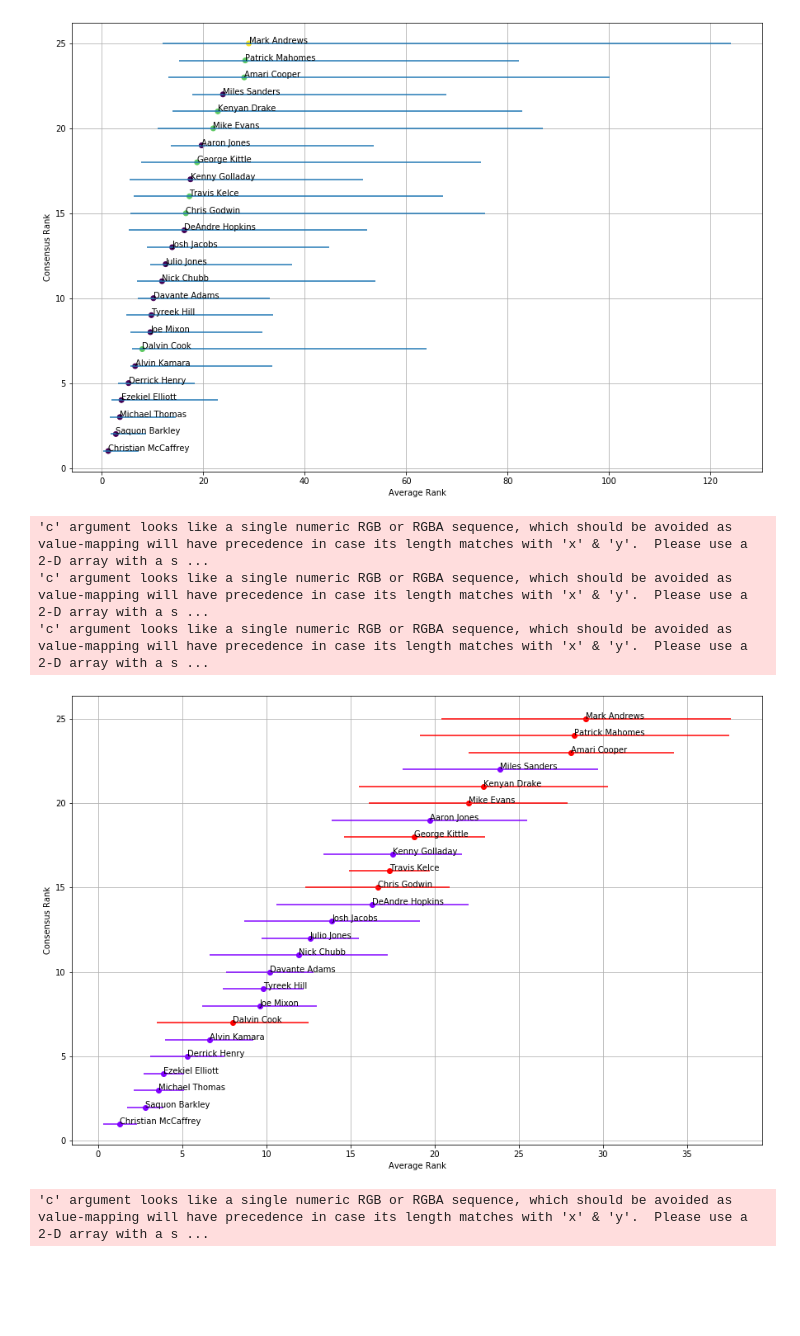
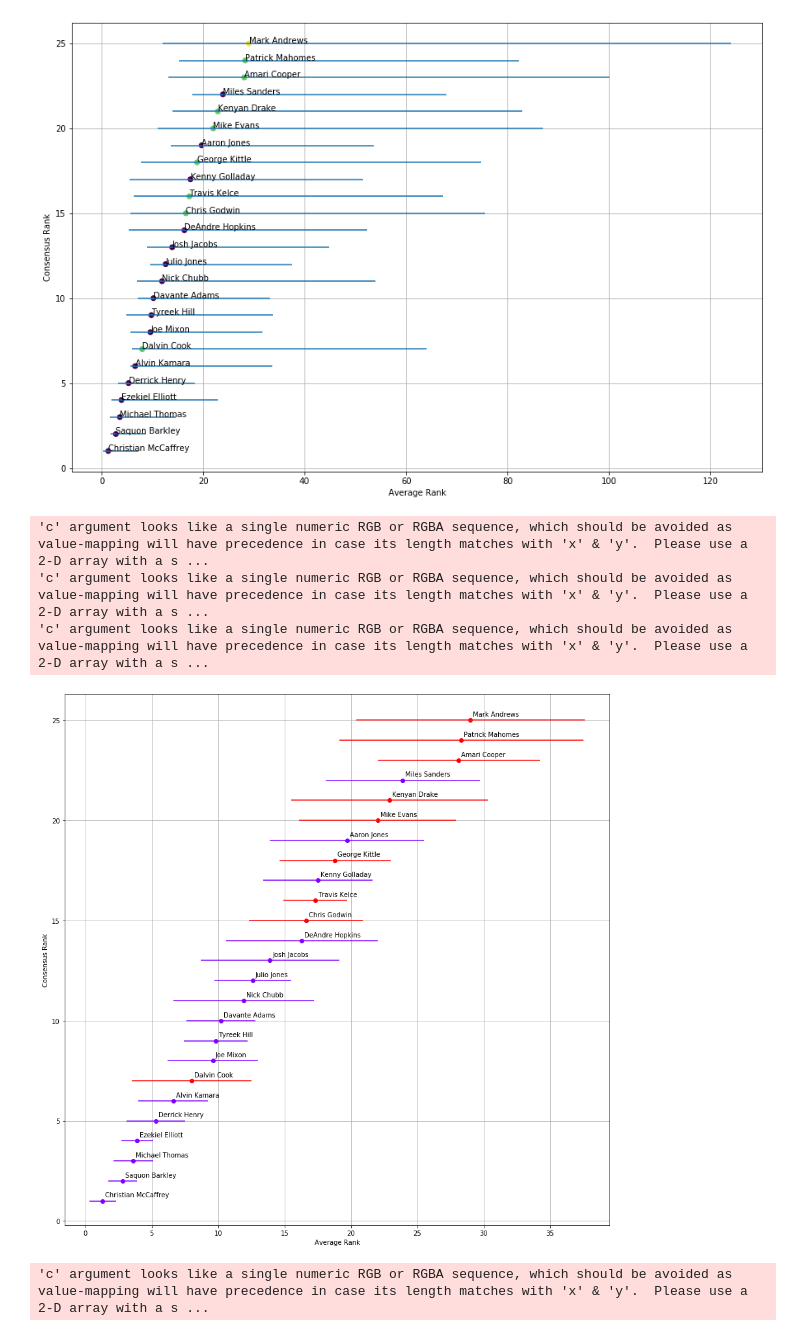
Before and after one commit to justinschuster/ff_tiers, a Jupyter notebook: src/eda.ipynb, the cells around one changed output. Cells and saved outputs as stored; diff of their text form; code cells hidden in the pictures; blank space fills up the shorter version.

Commit message:
Annotation is not offset and the figsize is larger

```diff
--- a/src/eda.ipynb
+++ b/src/eda.ipynb
@@ -121,32 +121,32 @@ plt.show()
 # %%
 color_iter = iter(plt.cm.rainbow(np.linspace(0, 5, len(data_copy['cluster'].unique()))))
 
 colors = []
 for clust in data_copy['cluster'].unique():
     colors.append(next(color_iter))
 
 
 labels = data_copy['cluster'].unique()
 
 
-fig, ax = plt.subplots(figsize=(15,10))
+fig, ax = plt.subplots(figsize=(15,15))
 plt.ylabel('Consensus Rank')
 plt.xlabel('Average Rank')
 for cluster_num in range(0, len(labels)):
     curr_cluster = data_copy.loc[data_copy['cluster'] == labels[cluster_num]]
     plt.scatter(curr_cluster['average_ranking'], curr_cluster['consensus_ranking'], c=colors[cluster_num])
     plt.errorbar(curr_cluster['average_ranking'], curr_cluster['consensus_ranking'], xerr=curr_cluster['ranking_std'], linestyle='None', ecolor=colors[cluster_num])
 
 for i, txt in enumerate(data_copy['player_name']):
-    ax.annotate(txt, (data_copy['average_ranking'][i], data_copy['consensus_ranking'][i]))
+    ax.annotate(txt, xy=(data_copy['average_ranking'][i], data_copy['consensus_ranking'][i]), xytext=(4,6), textcoords="offset points")
 
 plt.grid()
 plt.show()
 # %% [output]
 'c' argument looks like a single numeric RGB or RGBA sequence, which should be avoided as value-mapping will have precedence in case its length matches with 'x' & 'y'.  Please use a 2-D array with a s ...
 'c' argument looks like a single numeric RGB or RGBA sequence, which should be avoided as value-mapping will have precedence in case its length matches with 'x' & 'y'.  Please use a 2-D array with a s ...
 'c' argument looks like a single numeric RGB or RGBA sequence, which should be avoided as value-mapping will have precedence in case its length matches with 'x' & 'y'.  Please use a 2-D array with a s ...
-[figure, old version]
+[figure, new version]
 # %%
 fig, ax = plt.subplots(figsize=(15,10))
 plt.scatter(data_copy['average_ranking'], data_copy['consensus_ranking'].sort_values(ascending=True), c=colors[0])
```
